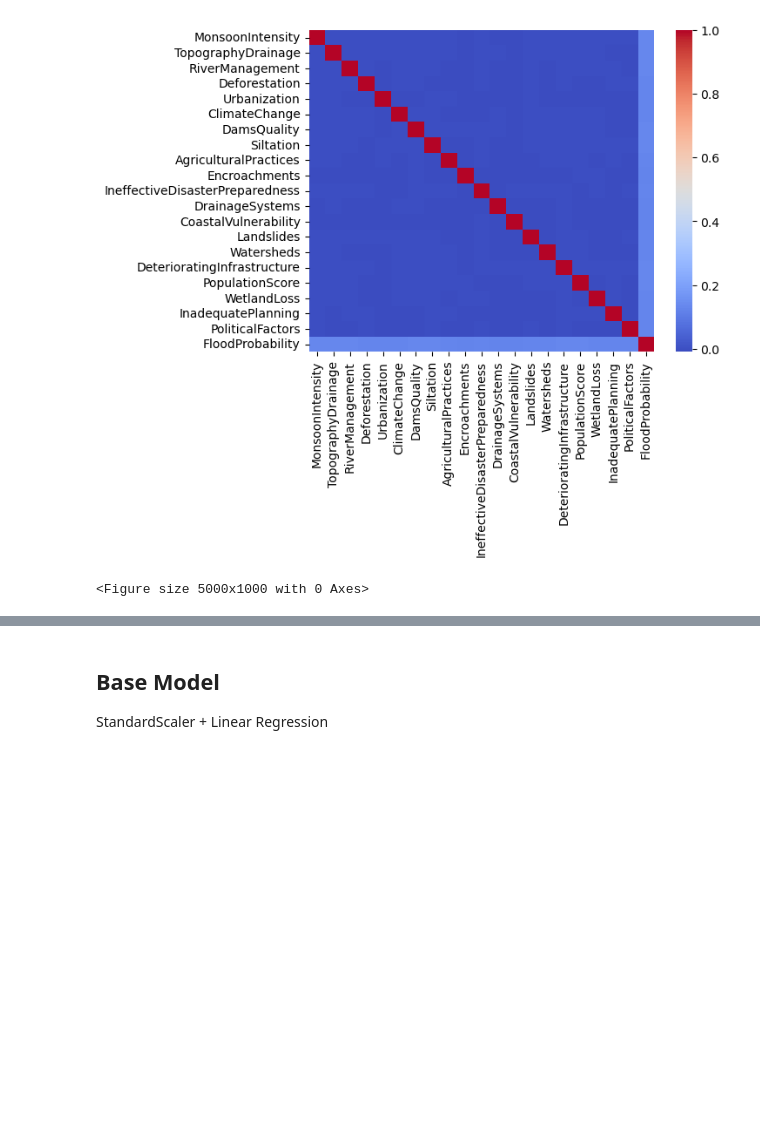
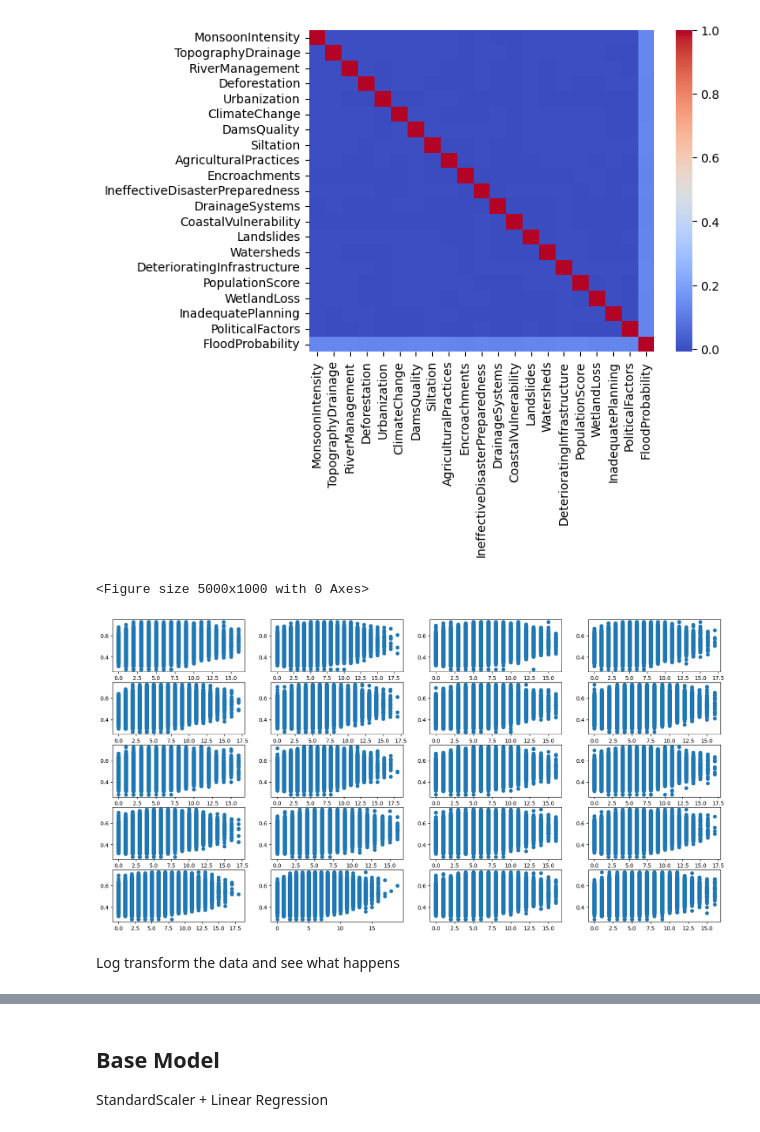
Before and after one commit to SBangarh/Flood_prediction, a Jupyter notebook: notebook.ipynb, the cells around one changed output, grey strips where cells are left out. Cells and saved outputs as stored; diff of their text form; code cells hidden in the pictures; blank space fills up the shorter version.

```diff
--- a/notebook.ipynb
+++ b/notebook.ipynb
@@ -240,3 +240,25 @@ plt.show()
 # %% [output]
 [figure]
 <Figure size 5000x1000 with 0 Axes>
+# %%
+#scattter plots
+x_vars = list(copy.drop(['id','FloodProbability'], axis=1).columns)
+y = copy['FloodProbability']
+
+#plot scatters
+def plot_scatters(dataframe, X_var, y_var, num_rows, num_cols, fig_size):
+    fig, axs = plt.subplots(nrows=num_rows, ncols=num_cols, figsize=fig_size)
+
+    for i in range(num_rows):
+        for j in range(num_cols):
+            idx = i * num_cols + j
+            x = X_var[idx]
+            axs[i, j].scatter(dataframe[x], y_var)
+
+    plt.show()
+
+plot_scatters(copy, x_vars, y, 5, 4, (20, 10))
+# %% [output]
+[figure, added]
+# %% [markdown]
+Log transform the data and see what happens
```
Also changed, not shown: parts of 68 cells of this notebook, 2 other files.
